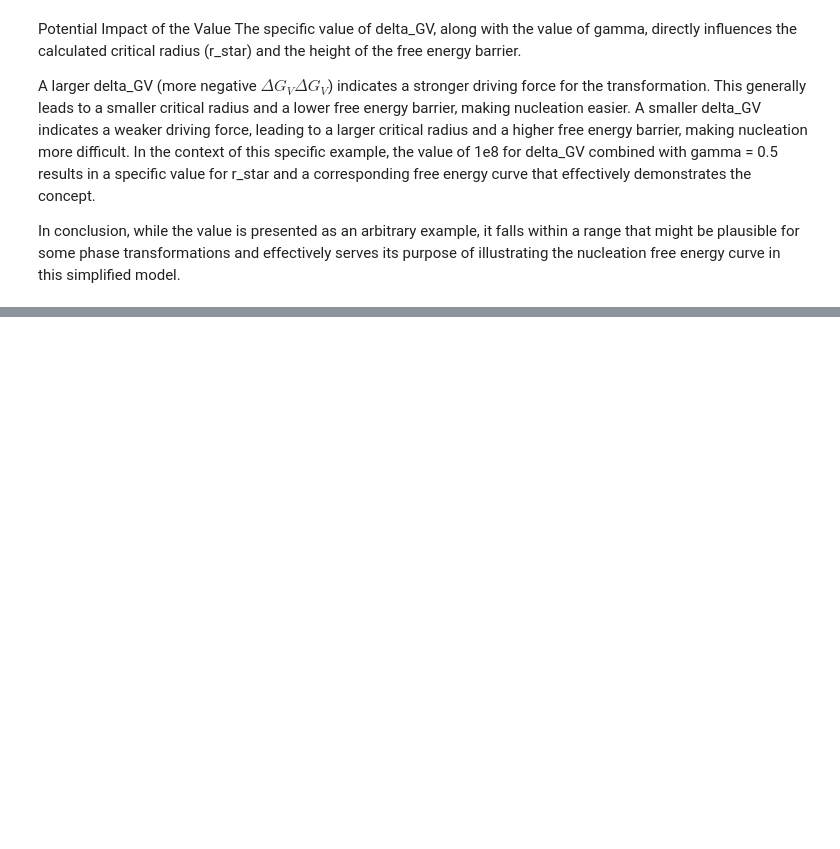
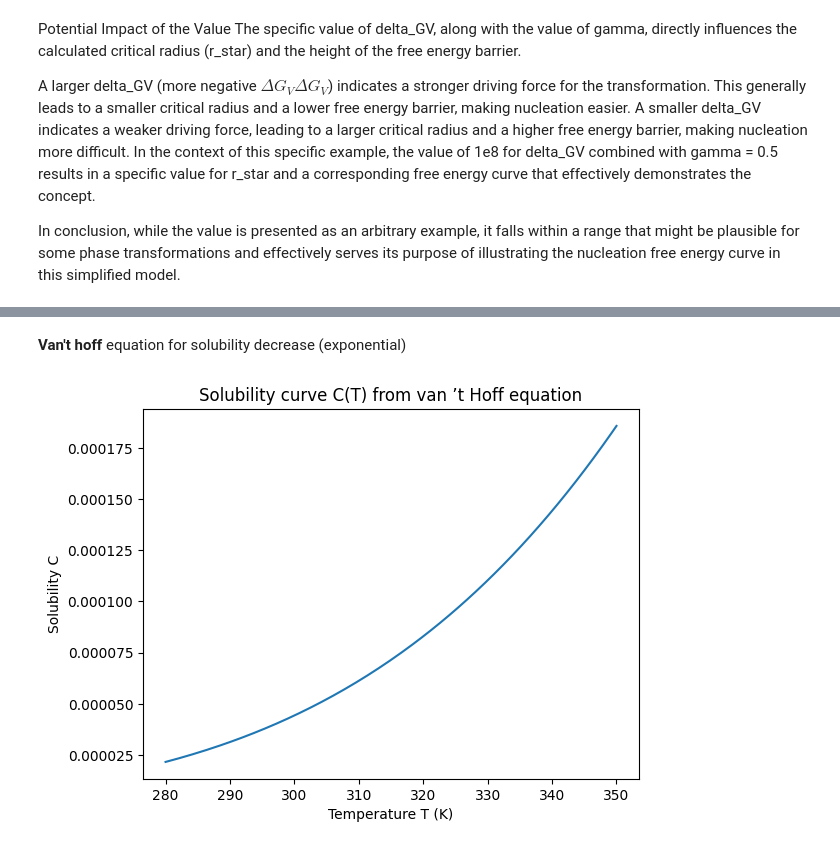
Before and after one commit to davidebtt/chemical_pycode, a Jupyter notebook: classical_nucleation_theory.ipynb, the cells around one changed output, grey strips where cells are left out. Cells and saved outputs as stored; diff of their text form; code cells hidden in the pictures; blank space fills up the shorter version.

```diff
--- a/classical_nucleation_theory.ipynb
+++ b/classical_nucleation_theory.ipynb
@@ -39,0 +66,26 @@ In conclusion, while the value is presented as an arbitrary example, it falls wi
+# %% [markdown]
+**Van't hoff** equation for solubility decrease (exponential)
+# %%
+import numpy as np
+import matplotlib.pyplot as plt
+
+# Temperature range (K)
+T = np.linspace(280, 350, 200)
+
+# Example parameters for van 't Hoff
+DeltaH = 25000  # J/mol
+R = 8.314
+C0 = 1.0
+
+# Solubility as a function of T
+C = C0 * np.exp(-DeltaH / (R * T))
+
+# Plot C vs T
+plt.figure()
+plt.plot(T, C)
+plt.xlabel("Temperature T (K)")
+plt.ylabel("Solubility C")
+plt.title("Solubility curve C(T) from van ’t Hoff equation")
+plt.show()
+# %% [output]
+[figure, added]
```
Also changed, not shown: parts of 2 cells of this notebook.
